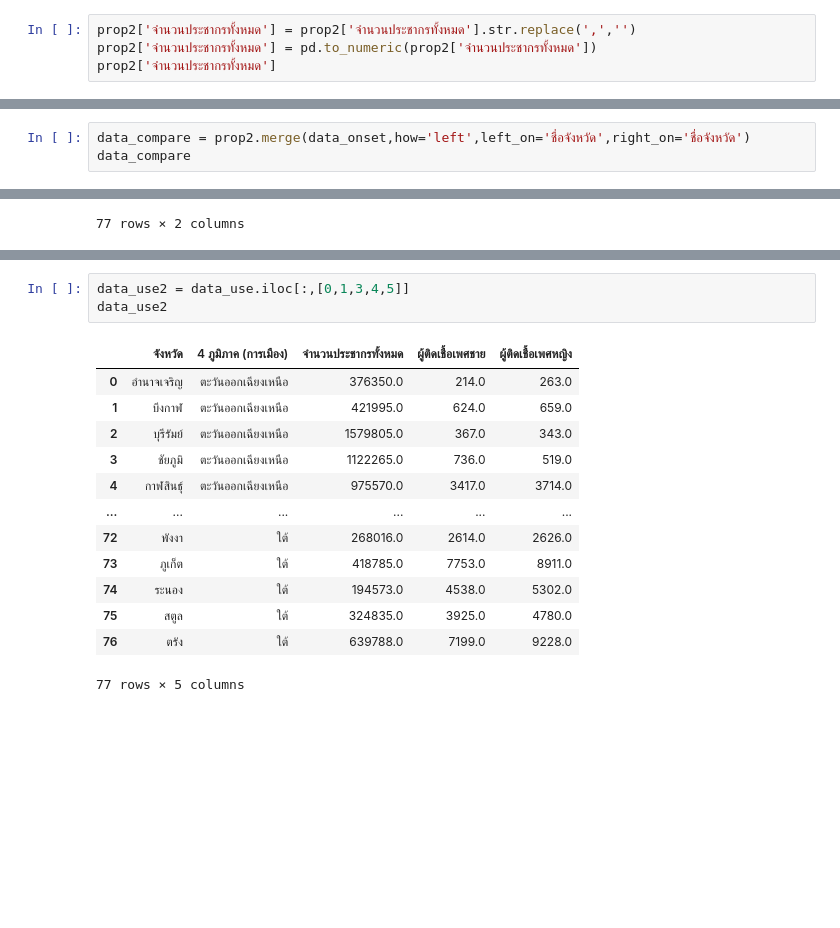
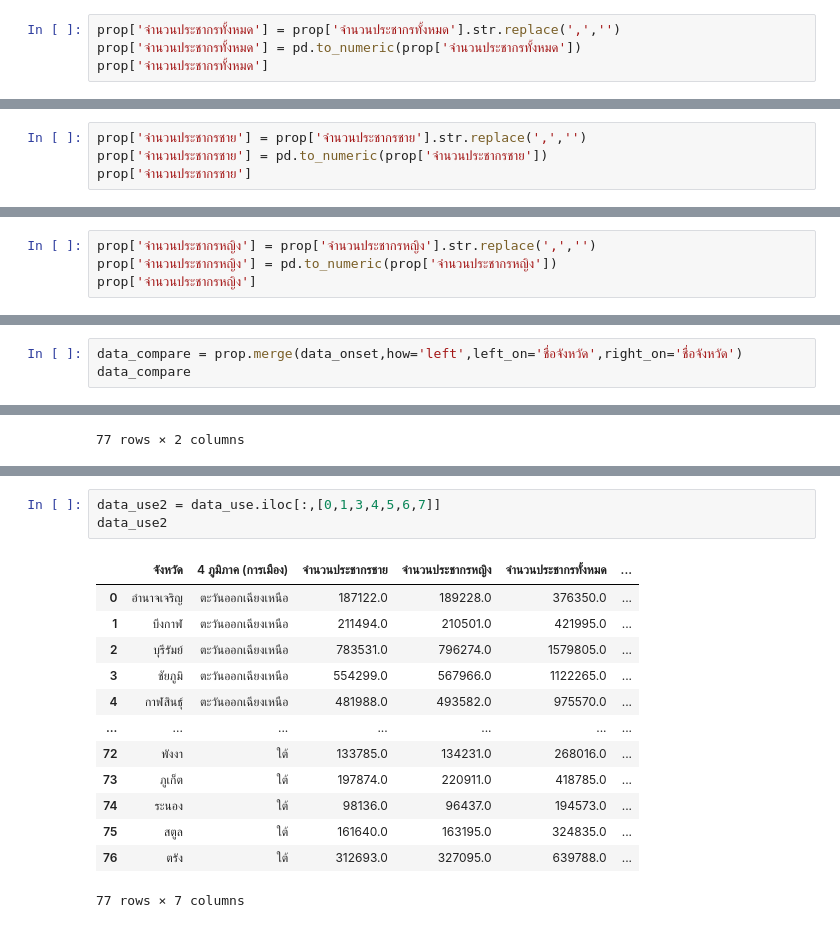
Before and after one commit to SupidchayaTangkidwanich/data_viz_2022, a Jupyter notebook: Data_Viz_Project.ipynb, the cells around one changed output, grey strips where cells are left out. Cells and saved outputs as stored; diff of their text form; blank space fills up the shorter version.

```diff
--- a/Data_Viz_Project.ipynb
+++ b/Data_Viz_Project.ipynb
@@ -173,6 +158,6 @@ prop2.dtypes
 dtype: object
 # %%
-prop2['จำนวนประชากรทั้งหมด'] = prop2['จำนวนประชากรทั้งหมด'].str.replace(',','')
-prop2['จำนวนประชากรทั้งหมด'] = pd.to_numeric(prop2['จำนวนประชากรทั้งหมด'])
-prop2['จำนวนประชากรทั้งหมด']
+prop['จำนวนประชากรทั้งหมด'] = prop['จำนวนประชากรทั้งหมด'].str.replace(',','')
+prop['จำนวนประชากรทั้งหมด'] = pd.to_numeric(prop['จำนวนประชากรทั้งหมด'])
+prop['จำนวนประชากรทั้งหมด']
 # %% [output]
@@ -215,0 +176,4 @@ prop2
+# %%
+prop['จำนวนประชากรชาย'] = prop['จำนวนประชากรชาย'].str.replace(',','')
+prop['จำนวนประชากรชาย'] = pd.to_numeric(prop['จำนวนประชากรชาย'])
+prop['จำนวนประชากรชาย']
@@ -215,0 +193,4 @@ prop2
+# %%
+prop['จำนวนประชากรหญิง'] = prop['จำนวนประชากรหญิง'].str.replace(',','')
+prop['จำนวนประชากรหญิง'] = pd.to_numeric(prop['จำนวนประชากรหญิง'])
+prop['จำนวนประชากรหญิง']
@@ -859,6 +869,6 @@ data_onset
 | 77 | ไม่ระบุ | 94025 | 83644 |
 78 rows × 3 columns
 # %%
-data_compare = prop2.merge(data_onset,how='left',left_on='ชื่อจังหวัด',right_on='ชื่อจังหวัด')
+data_compare = prop.merge(data_onset,how='left',left_on='ชื่อจังหวัด',right_on='ชื่อจังหวัด')
 data_compare
 # %% [output]
@@ -912,20 +922,20 @@ data_use
 # %%
-data_use2 = data_use.iloc[:,[0,1,3,4,5]]
+data_use2 = data_use.iloc[:,[0,1,3,4,5,6,7]]
 data_use2
 # %% [output]
-|  | จังหวัด | 4 ภูมิภาค (การเมือง) | จำนวนประชากรทั้งหมด | ผู้ติดเชื้อเพศชาย | ผู้ติดเชื้อเพศหญิง |
-| 0 | อำนาจเจริญ | ตะวันออกเฉียงเหนือ | 376350.0 | 214.0 | 263.0 |
-| 1 | บึงกาฬ | ตะวันออกเฉียงเหนือ | 421995.0 | 624.0 | 659.0 |
-| 2 | บุรีรัมย์ | ตะวันออกเฉียงเหนือ | 1579805.0 | 367.0 | 343.0 |
-| 3 | ชัยภูมิ | ตะวันออกเฉียงเหนือ | 1122265.0 | 736.0 | 519.0 |
-| 4 | กาฬสินธุ์ | ตะวันออกเฉียงเหนือ | 975570.0 | 3417.0 | 3714.0 |
-| ... | ... | ... | ... | ... | ... |
-| 72 | พังงา | ใต้ | 268016.0 | 2614.0 | 2626.0 |
-| 73 | ภูเก็ต | ใต้ | 418785.0 | 7753.0 | 8911.0 |
-| 74 | ระนอง | ใต้ | 194573.0 | 4538.0 | 5302.0 |
-| 75 | สตูล | ใต้ | 324835.0 | 3925.0 | 4780.0 |
-| 76 | ตรัง | ใต้ | 639788.0 | 7199.0 | 9228.0 |
+|  | จังหวัด | 4 ภูมิภาค (การเมือง) | จำนวนประชากรชาย | จำนวนประชากรหญิง | จำนวนประชากรทั้งหมด | ... |
+| 0 | อำนาจเจริญ | ตะวันออกเฉียงเหนือ | 187122.0 | 189228.0 | 376350.0 | ... |
+| 1 | บึงกาฬ | ตะวันออกเฉียงเหนือ | 211494.0 | 210501.0 | 421995.0 | ... |
+| 2 | บุรีรัมย์ | ตะวันออกเฉียงเหนือ | 783531.0 | 796274.0 | 1579805.0 | ... |
+| 3 | ชัยภูมิ | ตะวันออกเฉียงเหนือ | 554299.0 | 567966.0 | 1122265.0 | ... |
+| 4 | กาฬสินธุ์ | ตะวันออกเฉียงเหนือ | 481988.0 | 493582.0 | 975570.0 | ... |
+| ... | ... | ... | ... | ... | ... | ... |
+| 72 | พังงา | ใต้ | 133785.0 | 134231.0 | 268016.0 | ... |
+| 73 | ภูเก็ต | ใต้ | 197874.0 | 220911.0 | 418785.0 | ... |
+| 74 | ระนอง | ใต้ | 98136.0 | 96437.0 | 194573.0 | ... |
+| 75 | สตูล | ใต้ | 161640.0 | 163195.0 | 324835.0 | ... |
+| 76 | ตรัง | ใต้ | 312693.0 | 327095.0 | 639788.0 | ... |
-77 rows × 5 columns
+77 rows × 7 columns
 # %%
 data_use2['จำนวนผู้ติดเชื้อ'] = data_use2.ผู้ติดเชื้อเพศชาย	+ data_use2.ผู้ติดเชื้อเพศหญิง
 data_use2
```
Also changed, not shown: parts of 11 cells of this notebook.
